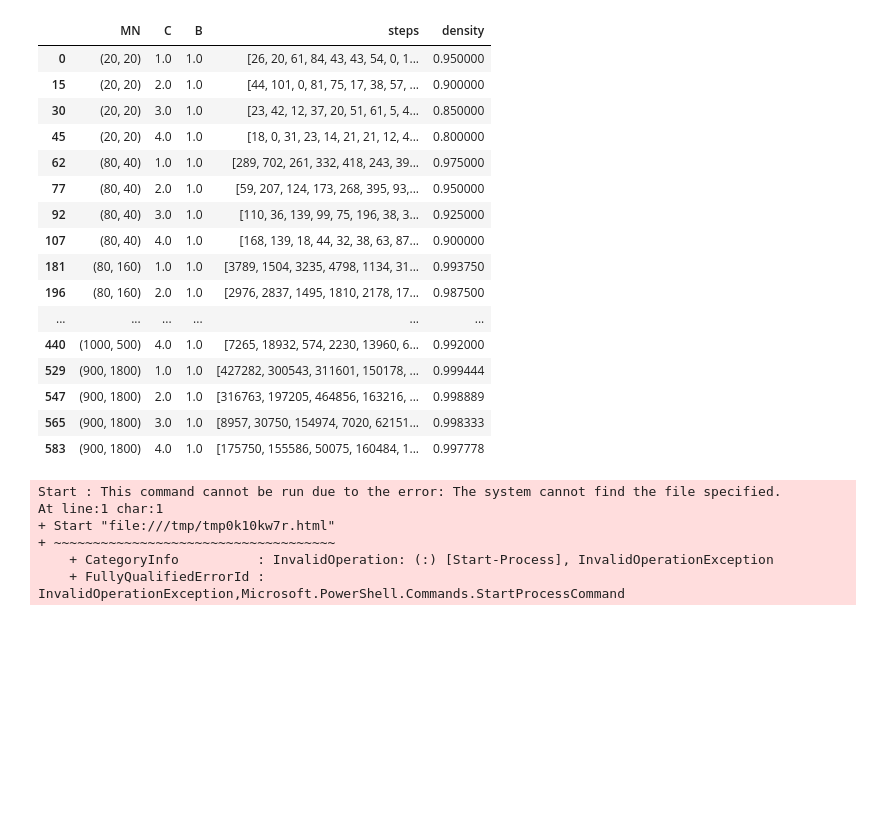
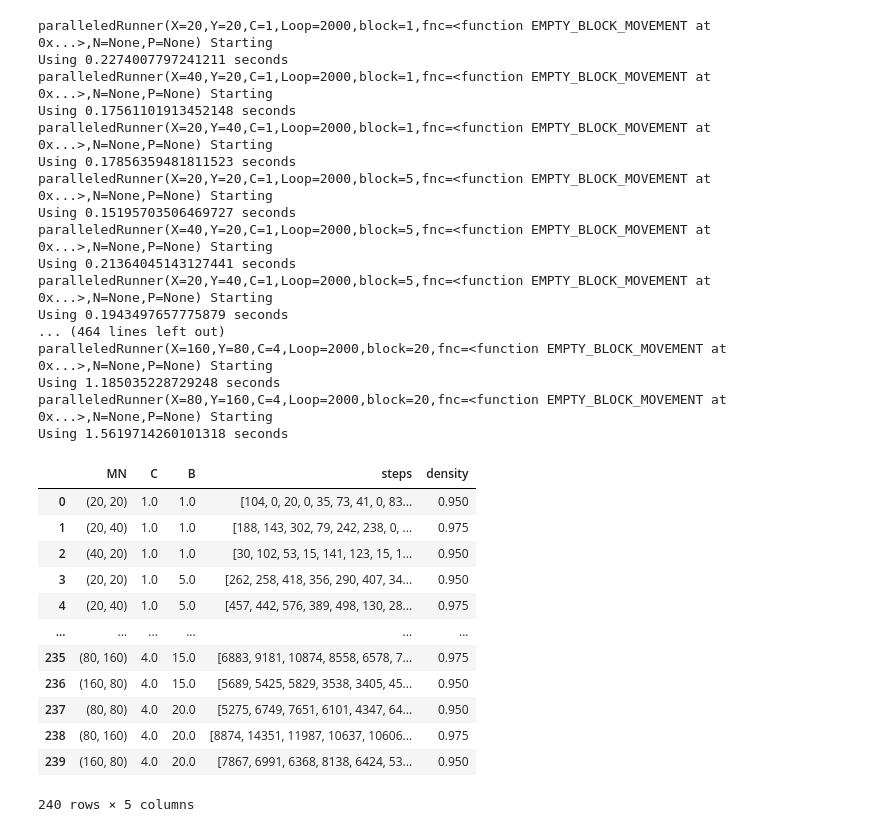
Before and after one commit to SthMax/Fluid_Logistics, a Jupyter notebook: project.ipynb, the cells around one changed output. Drawn from its saved outputs; the diff is of its cells as text; code cells hidden in the pictures; blank space fills up the shorter version.

```diff
--- a/project.ipynb
+++ b/project.ipynb
@@ -45,35 +45,43 @@ def plotting(df:pd.DataFrame) -> None:
     show(column(p1, p2))
     output_file("stats.html", title="stats")
 # %%
-df = pd.read_csv('Output_noindex.csv')
-df['steps'] = df.steps.apply(lambda x: json.loads(x))
-df = df[(df['B'] == 1)&(df.MN.isin(df.MN.unique()[[0,5,10,15,20,25]])==True)]
+# df = pd.read_csv('Output_noindex.csv')
+# df['steps'] = df.steps.apply(lambda x: json.loads(x))
+# df = df[(df['B'] == 1)&(df.MN.isin(df.MN.unique()[[0,5,10,15,20,25]])==True)]
+# df
+df = dataCollection()
 df
 # %% [output]
+paralleledRunner(X=20,Y=20,C=1,Loop=2000,block=1,fnc=<function EMPTY_BLOCK_MOVEMENT at 0x...>,N=None,P=None) Starting
+Using 0.2274007797241211 seconds
+paralleledRunner(X=40,Y=20,C=1,Loop=2000,block=1,fnc=<function EMPTY_BLOCK_MOVEMENT at 0x...>,N=None,P=None) Starting
+Using 0.17561101913452148 seconds
+paralleledRunner(X=20,Y=40,C=1,Loop=2000,block=1,fnc=<function EMPTY_BLOCK_MOVEMENT at 0x...>,N=None,P=None) Starting
+Using 0.17856359481811523 seconds
+paralleledRunner(X=20,Y=20,C=1,Loop=2000,block=5,fnc=<function EMPTY_BLOCK_MOVEMENT at 0x...>,N=None,P=None) Starting
+Using 0.15195703506469727 seconds
+paralleledRunner(X=40,Y=20,C=1,Loop=2000,block=5,fnc=<function EMPTY_BLOCK_MOVEMENT at 0x...>,N=None,P=None) Starting
+Using 0.21364045143127441 seconds
+paralleledRunner(X=20,Y=40,C=1,Loop=2000,block=5,fnc=<function EMPTY_BLOCK_MOVEMENT at 0x...>,N=None,P=None) Starting
+Using 0.1943497657775879 seconds
+... (464 lines left out)
+paralleledRunner(X=160,Y=80,C=4,Loop=2000,block=20,fnc=<function EMPTY_BLOCK_MOVEMENT at 0x...>,N=None,P=None) Starting
+Using 1.185035228729248 seconds
+paralleledRunner(X=80,Y=160,C=4,Loop=2000,block=20,fnc=<function EMPTY_BLOCK_MOVEMENT at 0x...>,N=None,P=None) Starting
+Using 1.5619714260101318 seconds
 |  | MN | C | B | steps | density |
-| 0 | (20, 20) | 1.0 | 1.0 | [26, 20, 61, 84, 43, 43, 54, 0, 1... | 0.950000 |
-| 15 | (20, 20) | 2.0 | 1.0 | [44, 101, 0, 81, 75, 17, 38, 57, ... | 0.900000 |
-| 30 | (20, 20) | 3.0 | 1.0 | [23, 42, 12, 37, 20, 51, 61, 5, 4... | 0.850000 |
-| 45 | (20, 20) | 4.0 | 1.0 | [18, 0, 31, 23, 14, 21, 21, 12, 4... | 0.800000 |
-| 62 | (80, 40) | 1.0 | 1.0 | [289, 702, 261, 332, 418, 243, 39... | 0.975000 |
-| 77 | (80, 40) | 2.0 | 1.0 | [59, 207, 124, 173, 268, 395, 93,... | 0.950000 |
-| 92 | (80, 40) | 3.0 | 1.0 | [110, 36, 139, 99, 75, 196, 38, 3... | 0.925000 |
-| 107 | (80, 40) | 4.0 | 1.0 | [168, 139, 18, 44, 32, 38, 63, 87... | 0.900000 |
-| 181 | (80, 160) | 1.0 | 1.0 | [3789, 1504, 3235, 4798, 1134, 31... | 0.993750 |
-| 196 | (80, 160) | 2.0 | 1.0 | [2976, 2837, 1495, 1810, 2178, 17... | 0.987500 |
+| 0 | (20, 20) | 1.0 | 1.0 | [104, 0, 20, 0, 35, 73, 41, 0, 83... | 0.950 |
+| 1 | (20, 40) | 1.0 | 1.0 | [188, 143, 302, 79, 242, 238, 0, ... | 0.975 |
+| 2 | (40, 20) | 1.0 | 1.0 | [30, 102, 53, 15, 141, 123, 15, 1... | 0.950 |
+| 3 | (20, 20) | 1.0 | 5.0 | [262, 258, 418, 356, 290, 407, 34... | 0.950 |
+| 4 | (20, 40) | 1.0 | 5.0 | [457, 442, 576, 389, 498, 130, 28... | 0.975 |
 | ... | ... | ... | ... | ... | ... |
-| 440 | (1000, 500) | 4.0 | 1.0 | [7265, 18932, 574, 2230, 13960, 6... | 0.992000 |
-| 529 | (900, 1800) | 1.0 | 1.0 | [427282, 300543, 311601, 150178, ... | 0.999444 |
-| 547 | (900, 1800) | 2.0 | 1.0 | [316763, 197205, 464856, 163216, ... | 0.998889 |
-| 565 | (900, 1800) | 3.0 | 1.0 | [8957, 30750, 154974, 7020, 62151... | 0.998333 |
-| 583 | (900, 1800) | 4.0 | 1.0 | [175750, 155586, 50075, 160484, 1... | 0.997778 |
+| 235 | (80, 160) | 4.0 | 15.0 | [6883, 9181, 10874, 8558, 6578, 7... | 0.975 |
+| 236 | (160, 80) | 4.0 | 15.0 | [5689, 5425, 5829, 3538, 3405, 45... | 0.950 |
+| 237 | (80, 80) | 4.0 | 20.0 | [5275, 6749, 7651, 6101, 4347, 64... | 0.950 |
+| 238 | (80, 160) | 4.0 | 20.0 | [8874, 14351, 11987, 10637, 10606... | 0.975 |
+| 239 | (160, 80) | 4.0 | 20.0 | [7867, 6991, 6368, 8138, 6424, 53... | 0.950 |
+240 rows × 5 columns
 # %%
 df.to_csv('Output_noindex.csv', index = False)
 df.to_csv('Output.csv')
-# %% [output]
-Start : This command cannot be run due to the error: The system cannot find the file specified.
-At line:1 char:1
-+ Start "file:///tmp/tmp0k10kw7r.html"
-+ ~~~~~~~~~~~~~~~~~~~~~~~~~~~~~~~~~~~~
-    + CategoryInfo          : InvalidOperation: (:) [Start-Process], InvalidOperationException
-    + FullyQualifiedErrorId : InvalidOperationException,Microsoft.PowerShell.Commands.StartProcessCommand
```
